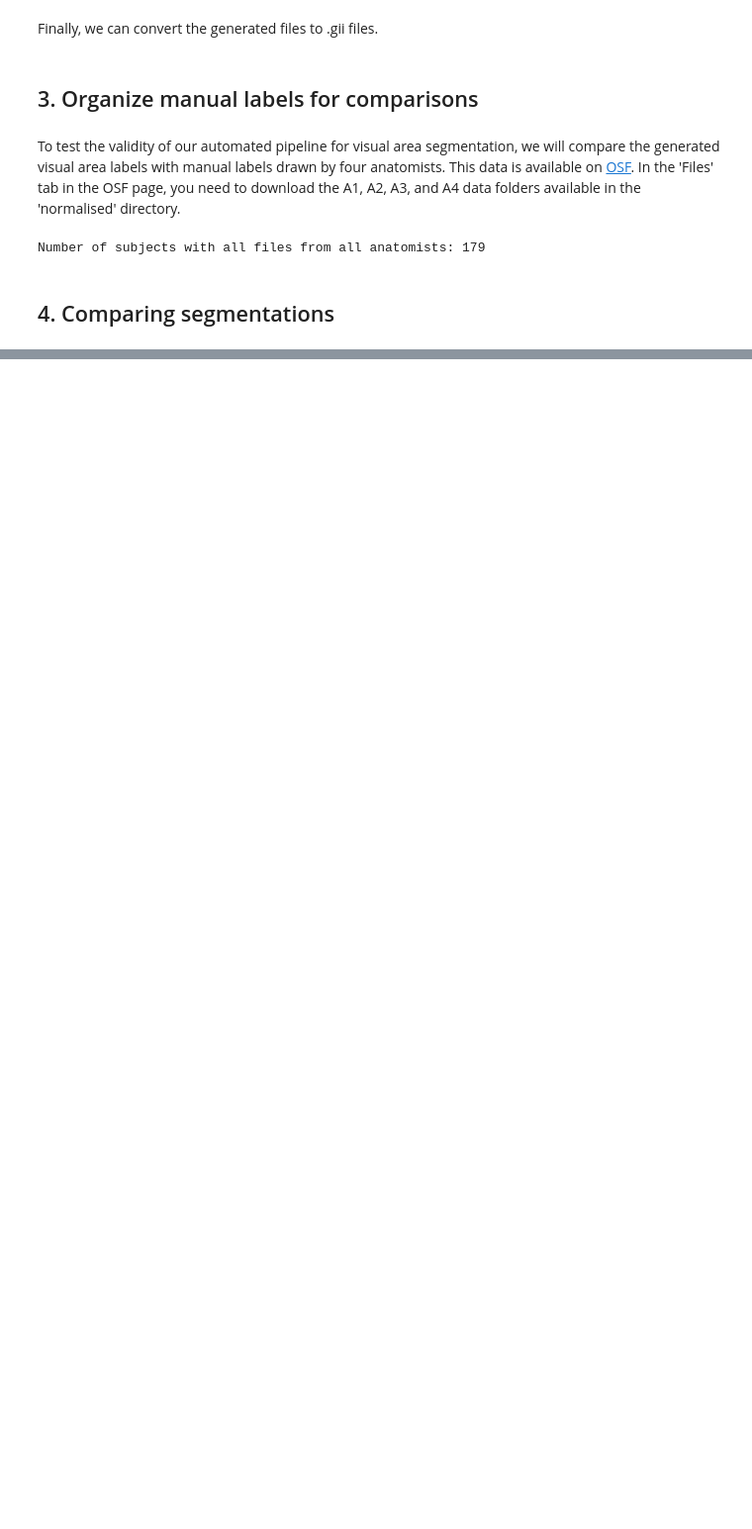
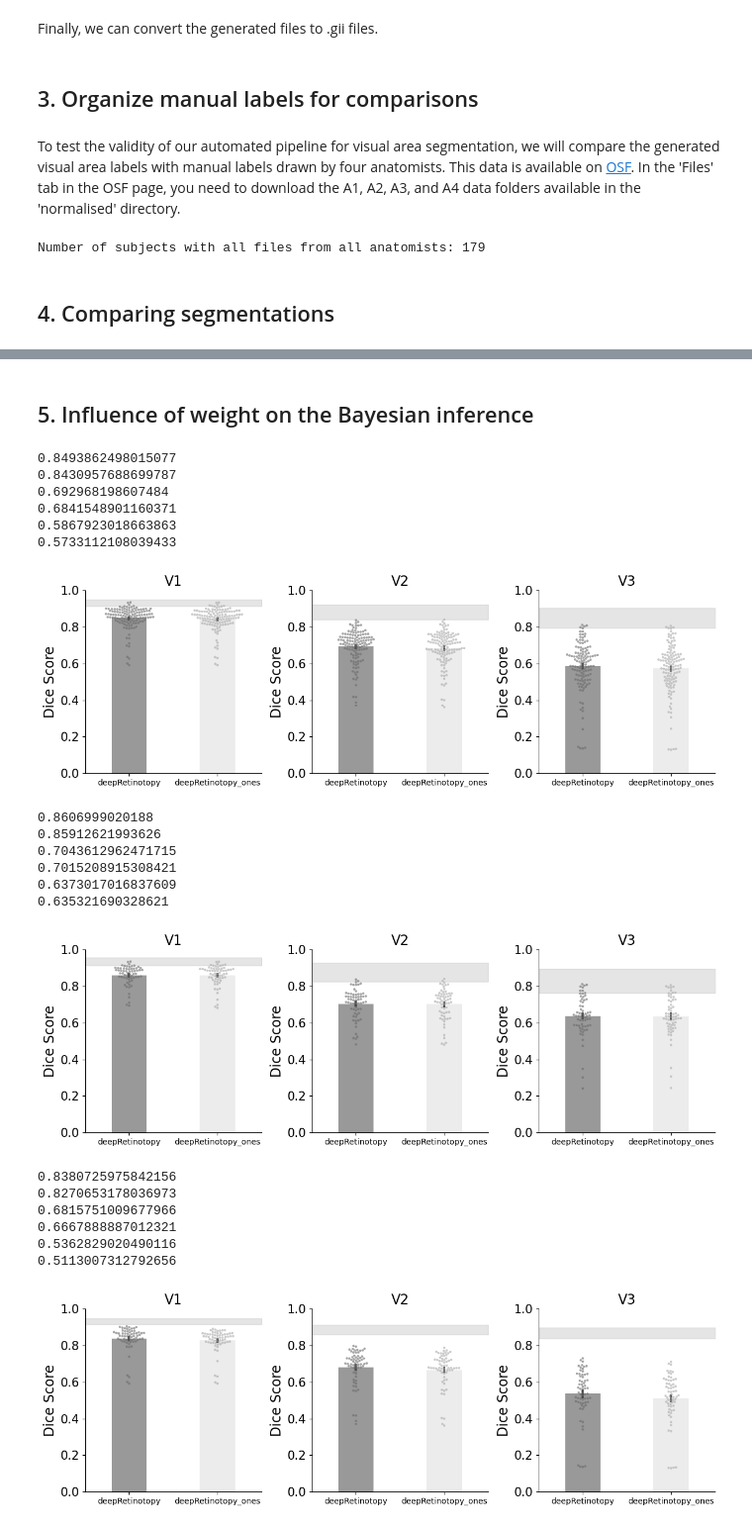
Before and after one commit to felenitaribeiro/deepRetinotopy_validation, a Jupyter notebook: notebooks/4_segmention.ipynb, the cells around one changed output, grey strips where cells are left out. Shown: that part at 99% size. Saved outputs shown, nothing was run; the diff lists cells and outputs as text; code cells hidden in the pictures; blank space fills up the shorter version.

```diff
--- a/notebooks/4_segmention.ipynb
+++ b/notebooks/4_segmention.ipynb
@@ -584,0 +656,74 @@ for hemisphere in ['both', 'lh', 'rh']:
+# %% [markdown]
+## 5. Influence of weight on the Bayesian inference
+# %%
+df_automated_vs_manual = create_dataframe_automated_vs_manual(dice_empirical, dice_deepret, dice_deepret_ones)
+df_anatomists = create_dataframe_manual_vs_manual(dice_anatomist_anotimist)
+
+# Barplots of dice scores
+def create_barplots(df_automated_vs_manual, df_anatomists, hemisphere = 'both'):
+    output_dir = './../output/segmentation/'
+    if os.path.exists(output_dir) is False:
+            os.makedirs(output_dir)
+
+    fig, axes = plt.subplots(1, 3, figsize=(12, 4))
+
+    for i, area in enumerate(vareas):
+        plt.sca(axes[i])
+
+        if hemisphere == 'both':
+            # automated vs manual
+            results_method = df_automated_vs_manual[(df_automated_vs_manual['area'] == area)]
+            # manual
+            mean_anatomist = df_anatomists[(df_anatomists['area'] == area)]['dice_score'].mean()
+            std_anatomist = df_anatomists[(df_anatomists['area'] == area)]['dice_score'].std()
+        else:
+            # automated vs manual
+            results_method = df_automated_vs_manual[(df_automated_vs_manual['area'] == area) & (df_automated_vs_manual['hemisphere'] == hemisphere)]
+            # manual
+            mean_anatomist = df_anatomists[(df_anatomists['area'] == area) & (df_anatomists['hemisphere'] == hemisphere)]['dice_score'].mean()
+            std_anatomist = df_anatomists[(df_anatomists['area'] == area) & (df_anatomists['hemisphere'] == hemisphere)]['dice_score'].std()
+
+        print(np.mean(results_method['dice_score'][results_method['group']=='deepRetinotopy']))
+        print(np.mean(results_method['dice_score'][results_method['group']=='deepRetinotopy_ones']))
+        sns.barplot(data=results_method, y='dice_score', x="group", errorbar='se', ax=axes[i], palette=['#999999ff', '#ecececff'], linewidth= 3, width=0.4)
+        sns.swarmplot(data=results_method, y='dice_score', x="group", palette=['dimgray','darkgray'], hue='group', size=3, ax=axes[i], alpha=0.6)
+        axes[i].set_title(f'V{area}', fontsize=17)
+        axes[i].set_ylim(0, 1)
+        axes[i].legend_.remove()
+
+        plt.fill_between([-0.5, 1.5], mean_anatomist - std_anatomist, mean_anatomist + std_anatomist, alpha=0.2, color='gray')
+        plt.ylabel("Dice Score", fontsize=17)
+        plt.xlabel("")
+        # plt.xticks([0, 1], ['Empirical', 'DeepRetinotopy'], fontsize=15)
+        plt.yticks(fontsize=15)
+        plt.xlim(-0.5, 1.5)
+        plt.ylim(0, 1)
+        plt.tight_layout()
+        sns.despine()
+        plt.savefig(f'{output_dir}dice_score_as_function_of_weight_across_visual_areas_{hemisphere}.pdf', dpi=300)
+    return plt.show()
+
+for hemisphere in ['both', 'lh', 'rh']:
+    create_barplots(df_automated_vs_manual, df_anatomists, hemisphere = hemisphere)
+# %% [output]
+0.8493862498015077
+0.8430957688699787
+0.692968198607484
+0.6841548901160371
+0.5867923018663863
+0.5733112108039433
+[figure, added]
+0.8606999020188
+0.85912621993626
+0.7043612962471715
+0.7015208915308421
+0.6373017016837609
+0.635321690328621
+[figure, added]
+0.8380725975842156
+0.8270653178036973
+0.6815751009677966
+0.6667888887012321
+0.5362829020490116
+0.5113007312792656
+[figure, added]
```
Also changed, not shown: parts of 5 cells of this notebook, 2 other files.
